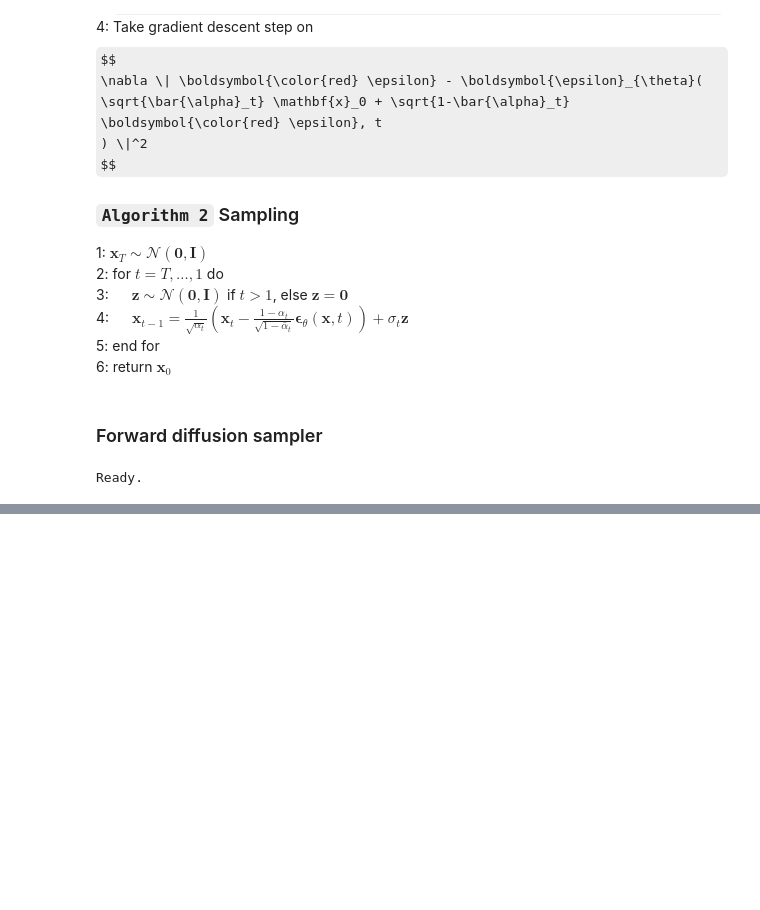
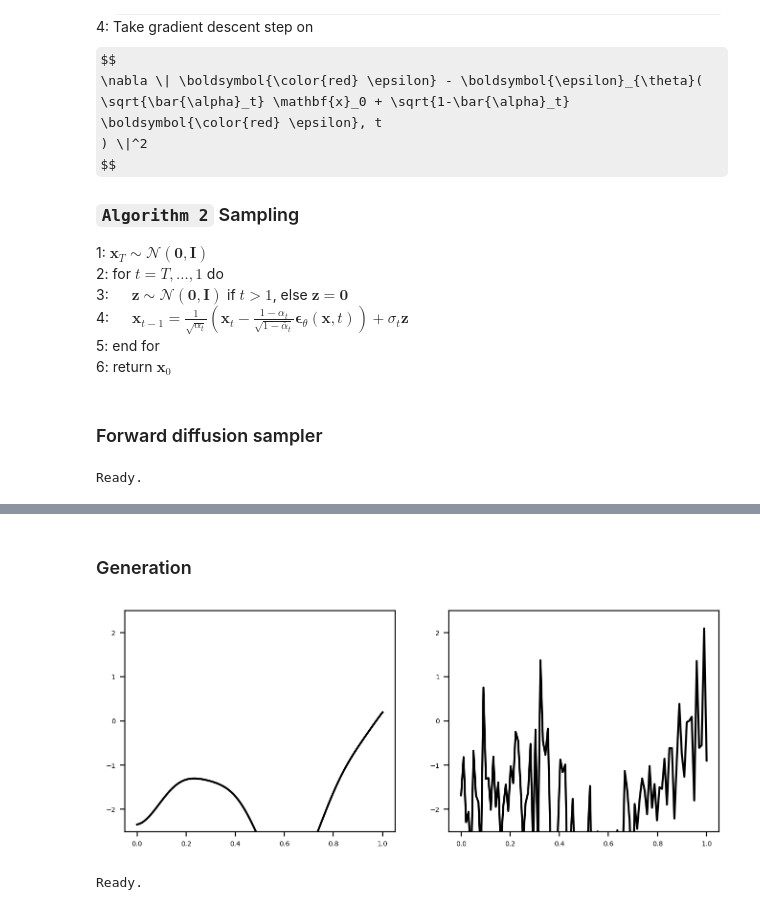
Before and after one commit to sjchoi86/yet-another-diffusion-models, a Jupyter notebook: code/demo_reverse_diffusion.ipynb, the cells around one changed output, grey strips where cells are left out. Saved outputs shown, nothing was run; the diff lists cells and outputs as text; code cells hidden in the pictures; some formulas as TeX source; blank space fills up the shorter version.

```diff
--- a/code/demo_reverse_diffusion.ipynb
+++ b/code/demo_reverse_diffusion.ipynb
@@ -148,0 +370,3 @@ Ready.
+# %%
+DUNet = DenseUNetClass(x_dim=100,pos_emb_dim=32,h_dims=[64,32],z_dim=16,USE_POS_EMB=False)
+print ("[%s] instantiated."%(DUNet.name))
@@ -148,0 +377,12 @@ Ready.
+# %%
+def get_loss(model,x_0,K_chols,t,dc):
+    """
+        x_0: [B x L x D]
+    """
+    x_noisy,noise = forward_hilbert_diffusion_sample(
+        x_0=x_0,K_chols=K_chols,steps=t,dc=dc,noise_rate=1.0)
+    x_noisy_flat = x_noisy.reshape(x_noisy.shape[0],-1)
+    noise_pred = model(x_noisy_flat, t)
+    noise_pred_unflat = noise_pred.reshape_as(x_0) # [B x L x D]
+    return F.l1_loss(noise, noise_pred_unflat)
+print ("Ready")
@@ -148,0 +430,53 @@ Ready.
+# %% [markdown]
+### Generation
+# %%
+DUNet.eval()
+device = 'cpu'
+B = 1
+x_0_dummy = np2torch(np.zeros((B,L,D)))
+_,noise = forward_hilbert_diffusion_sample(
+    x_0=x_0_dummy,K_chols=K_chols,steps=torch.Tensor(0),dc=dc,noise_rate=1.0)
+x_T = noise # [B x L x D]
+x_t = x_T.clone()
+for t in range(0,dc['T'])[::-1]:
+    t_torch = torch.full((1,), t,device=device,dtype=torch.long)
+    x_t # [B x L x D]
+    x_t_flat = x_t.reshape(x_t.shape[0],-1) # [B x LD]
+    eps_t = DUNet(x=x_t_flat,t=t_torch) # [B x LD]
+    eps_t_unflat = eps_t.reshape_as(x_t) # [B x L x D]
+    # Diffusion constants
+    betas_t = gather_and_reshape(
+        values=dc['betas'],steps=t_torch,x_shape=x_t.shape) # [B x 1 x 1]
+    sqrt_one_minus_alphas_bar_t = gather_and_reshape(
+        values=dc['sqrt_one_minus_alphas_bar'],steps=t_torch,x_shape=x_t.shape)
+    sqrt_recip_alphas_t = gather_and_reshape(
+        values=dc['sqrt_recip_alphas'],steps=t_torch,x_shape=x_t.shape)
+    # Compute posterior mean
+    model_mean_t = sqrt_recip_alphas_t * (
+        x_t - betas_t*eps_t_unflat/sqrt_one_minus_alphas_bar_t
+    ) # [B x L x D]
+    # Compute correlated noise
+    x_0_dummy = np2torch(np.zeros((B,L,D)))
+    _,noise_t = forward_hilbert_diffusion_sample(
+        x_0=x_0_dummy,K_chols=K_chols,steps=torch.Tensor(0),dc=dc,noise_rate=1.0)
+    noise_t # [B x L x D]
+    # Compute posterior variance
+    posterior_variance_t = betas_t
+    # Sample
+    if t == 0: # last sampling, use mean
+        x_t = model_mean_t
+    else:
+        x_t = model_mean_t + torch.sqrt(posterior_variance_t) * noise_t
+# Plot
+plt.figure(figsize=(8,3))
+plt.subplot(1,2,1)
+plt.plot(times,torch2np(x_0),ls='-',color='k')
+plt.ylim(-2.5,+2.5)
+plt.subplot(1,2,2)
+plt.plot(times,torch2np(x_t).squeeze(),ls='-',color='k')
+plt.ylim(-2.5,+2.5)
+plt.show()
+print ("Ready.")
+# %% [output]
+[figure, added]
+Ready.
```
Also changed, not shown: parts of 16 cells of this notebook.
